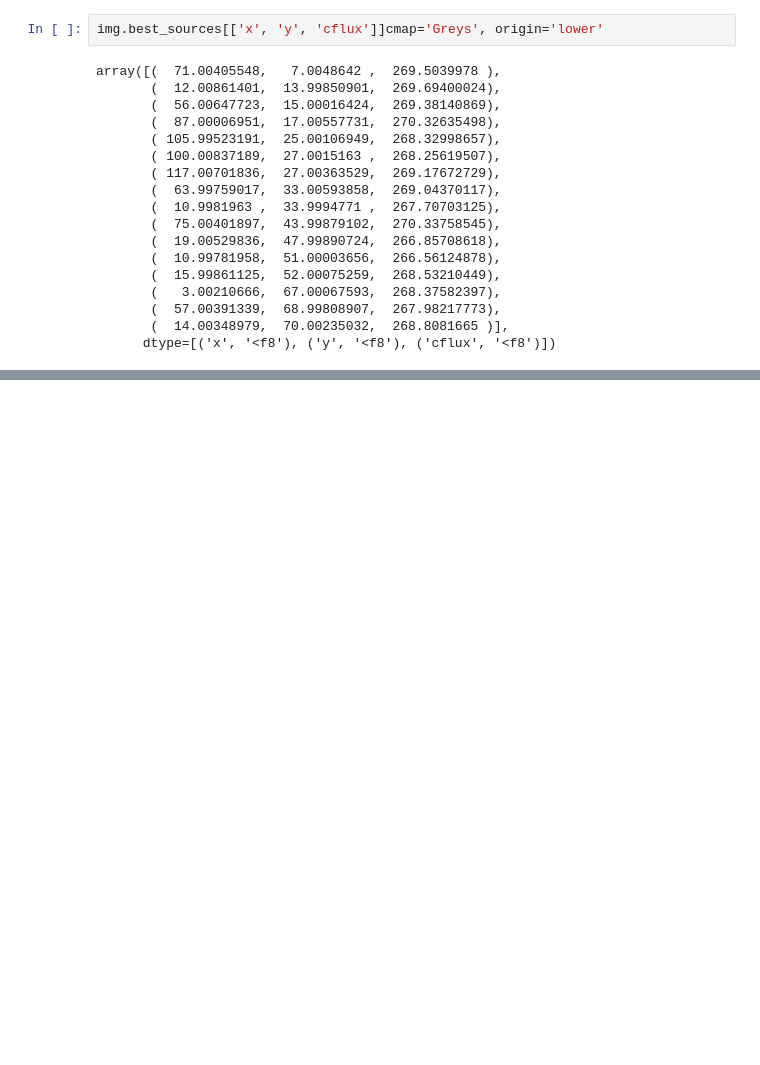
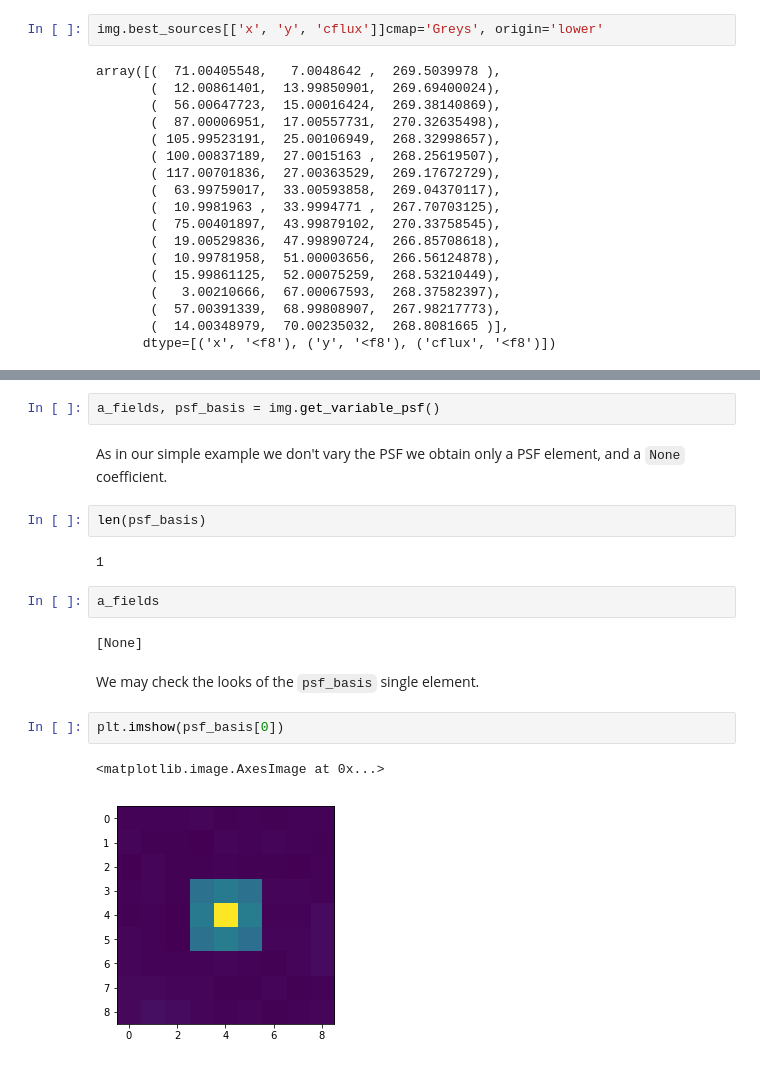
Before and after one commit to quatrope/ProperImage, a Jupyter notebook: docs/source/tutorial/Tutorial01.ipynb, the cells around one changed output, grey strips where cells are left out. Cells and saved outputs as stored; diff of their text form; blank space fills up the shorter version.

```diff
--- a/docs/source/tutorial/Tutorial01.ipynb
+++ b/docs/source/tutorial/Tutorial01.ipynb
@@ -98,0 +104,19 @@ array([(  71.00405548,   7.0048642 ,  269.5039978 ),
+# %%
+a_fields, psf_basis = img.get_variable_psf()
+# %% [markdown]
+As in our simple example we don't vary the PSF we obtain only a PSF element, and a `None` coefficient.
+# %%
+len(psf_basis)
+# %% [output]
+1
+# %%
+a_fields
+# %% [output]
+[None]
+# %% [markdown]
+We may check the looks of the `psf_basis` single element.
+# %%
+plt.imshow(psf_basis[0])
+# %% [output]
+<matplotlib.image.AxesImage at 0x...>
+[figure, added]
```
Also changed, not shown: parts of 3 cells of this notebook.
